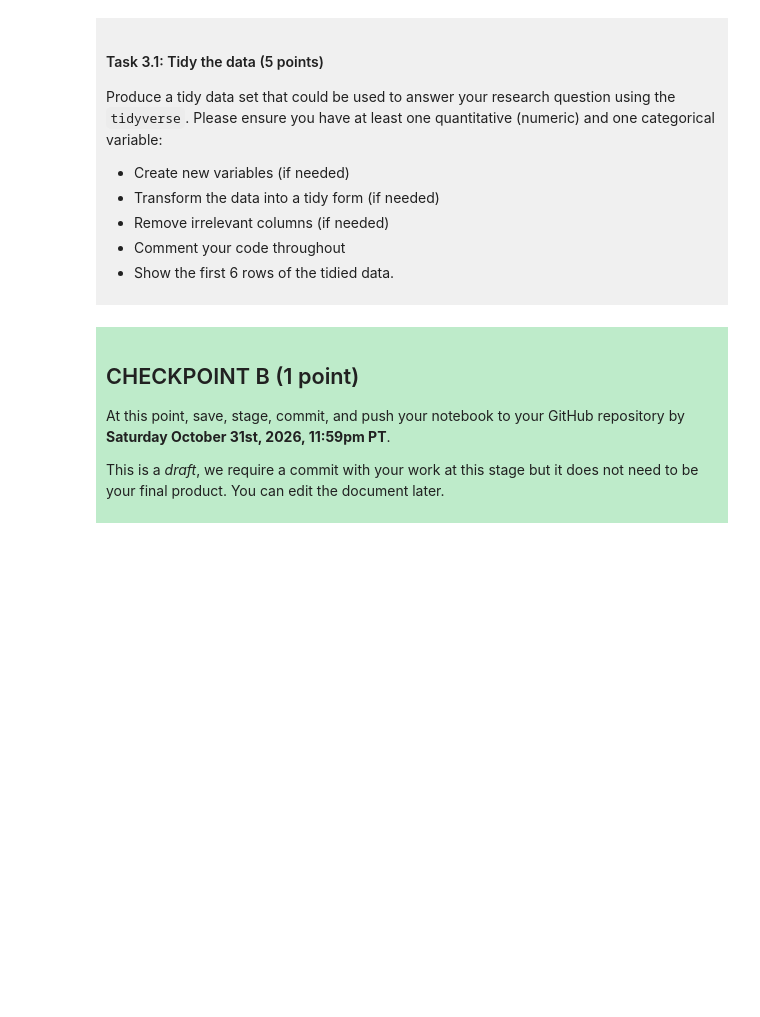
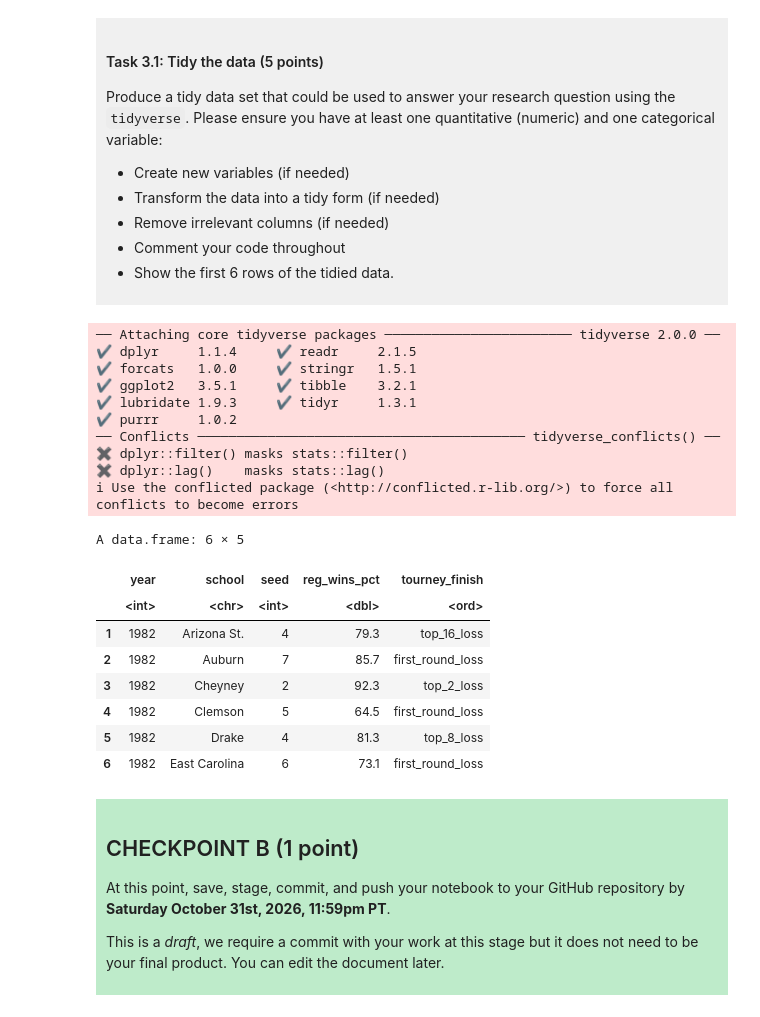
Before and after one commit to mandy-maa/dsci-100-project-mandy-ma, a Jupyter notebook: dsci-100-project-notebook.ipynb, the cells around one changed output. Cells and saved outputs as stored; diff of their text form; code cells hidden in the pictures; blank space fills up the shorter version.

Commit message:
Completed Checkpoint B
Finished Task 3.1 (Tidy the data)

```diff
--- a/dsci-100-project-notebook.ipynb
+++ b/dsci-100-project-notebook.ipynb
@@ -201,7 +201,34 @@ Produce a tidy data set that could be used to answer your research question usin
 
 </div>
 # %%
-### EDIT THIS CODE CELL ###
+library(tidyverse) #load tidyverse package
+
+data_tidy <- data_original |>
+                mutate(tourney_finish = factor(tourney_finish,  #Convert tourney_finish into an ordered categorical variable
+                levels = c("opening_round_loss", "first_round_loss", "second_round_loss", "top_16_loss", "top_8_loss", "top_4_loss", "top_2_loss", "champ"), ordered = TRUE)) |>
+                select(year, school, seed, reg_wins_pct, tourney_finish) #keep only the variables that are relevant to the research question
+
+head(data_tidy, 6) #display the first 6 rows to view the new structure of the data
+# %% [output]
+── Attaching core tidyverse packages ──────────────────────── tidyverse 2.0.0 ──
+✔ dplyr     1.1.4     ✔ readr     2.1.5
+✔ forcats   1.0.0     ✔ stringr   1.5.1
+✔ ggplot2   3.5.1     ✔ tibble    3.2.1
+✔ lubridate 1.9.3     ✔ tidyr     1.3.1
+✔ purrr     1.0.2
+── Conflicts ────────────────────────────────────────── tidyverse_conflicts() ──
+✖ dplyr::filter() masks stats::filter()
+✖ dplyr::lag()    masks stats::lag()
+ℹ Use the conflicted package (<http://conflicted.r-lib.org/>) to force all conflicts to become errors
+A data.frame: 6 × 5
+|  | year | school | seed | reg_wins_pct | tourney_finish |
+|  | <int> | <chr> | <int> | <dbl> | <ord> |
+| 1 | 1982 | Arizona St. | 4 | 79.3 | top_16_loss |
+| 2 | 1982 | Auburn | 7 | 85.7 | first_round_loss |
+| 3 | 1982 | Cheyney | 2 | 92.3 | top_2_loss |
+| 4 | 1982 | Clemson | 5 | 64.5 | first_round_loss |
+| 5 | 1982 | Drake | 4 | 81.3 | top_8_loss |
+| 6 | 1982 | East Carolina | 6 | 73.1 | first_round_loss |
 # %% [markdown]
 <div style="background-color: #beebca; padding: 10px;">
 
```
